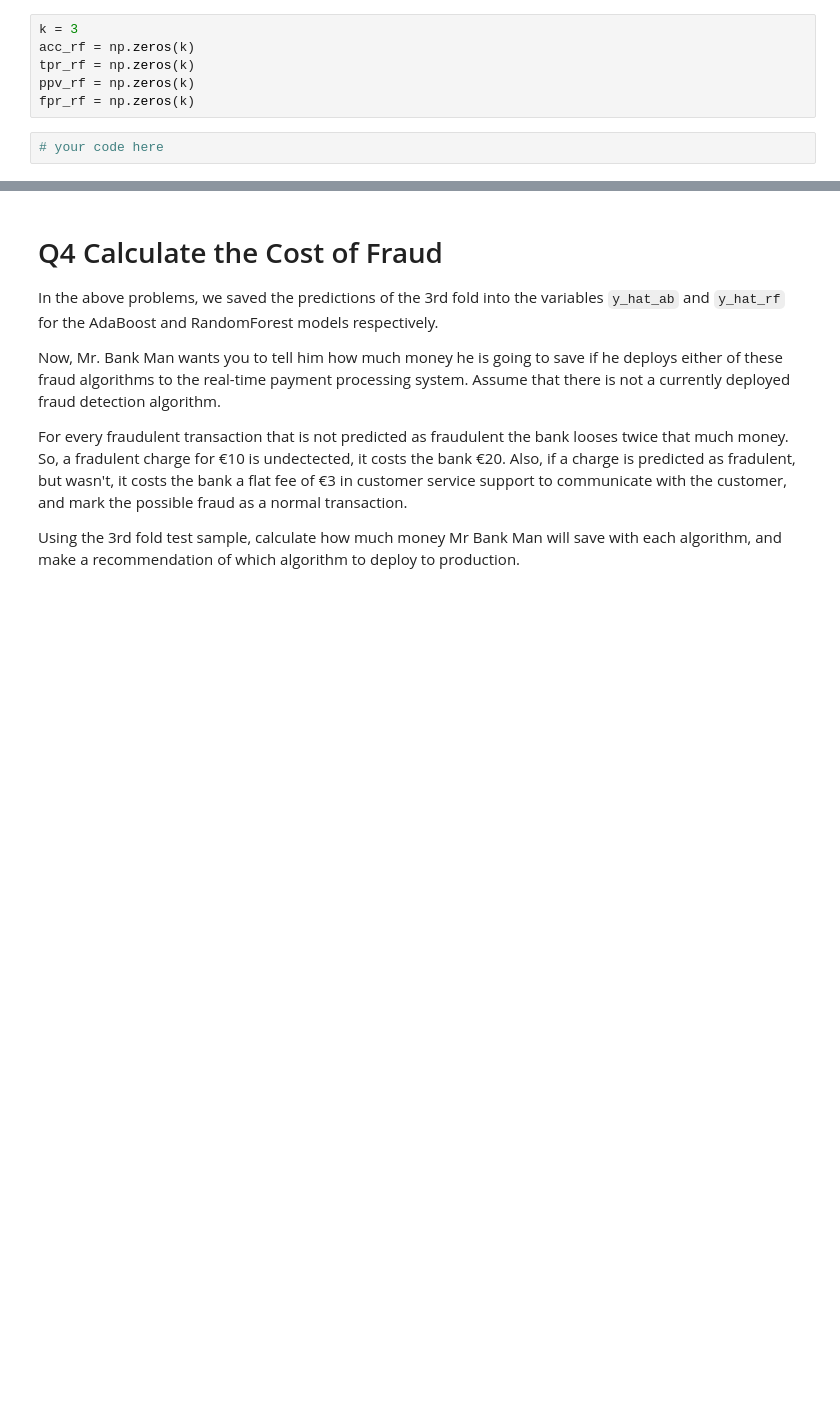
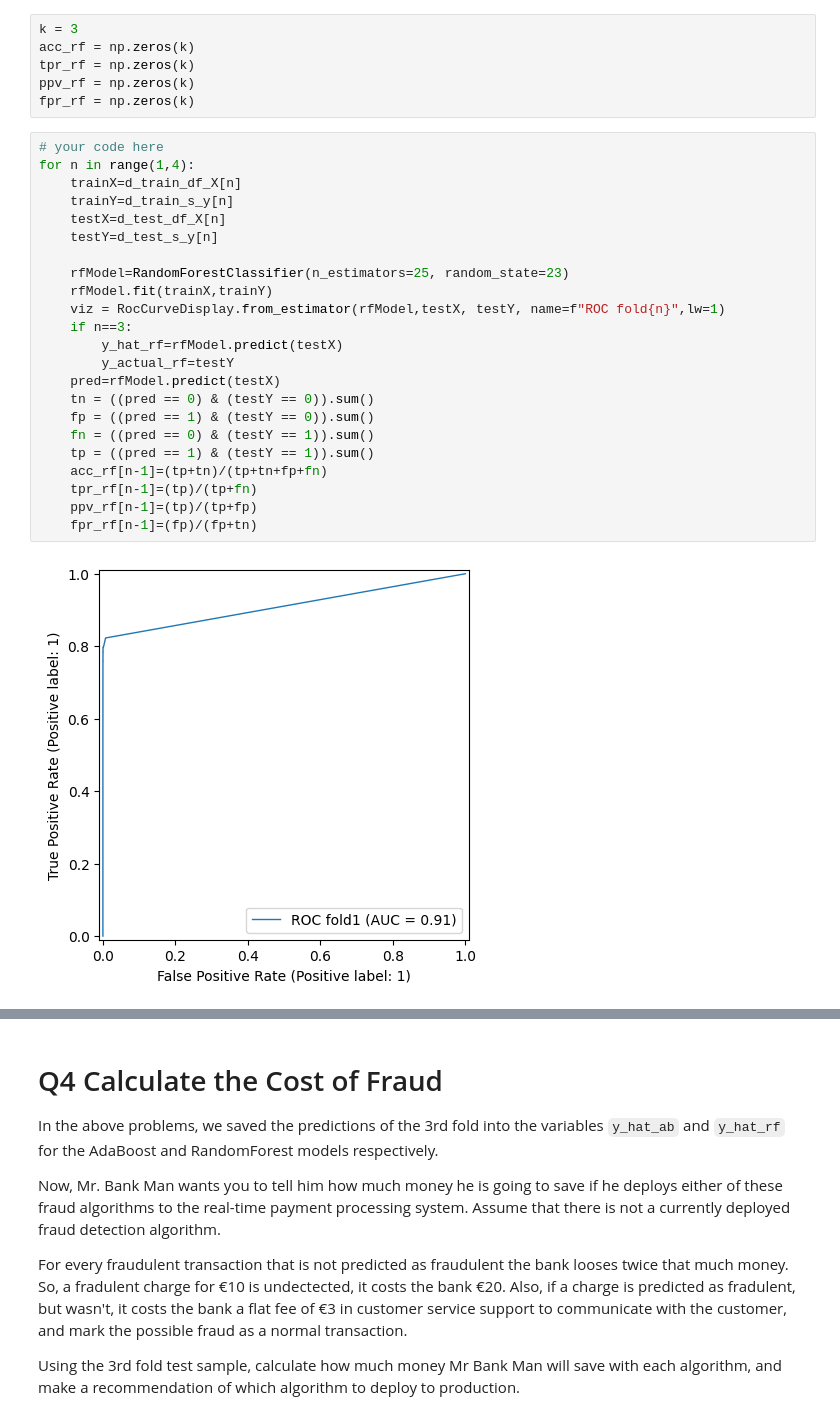
Before and after one commit to BictorFonseca/DataAnalysis, a Jupyter notebook: CS329E_HW09.ipynb, the cells around one changed output, grey strips where cells are left out. Cells and saved outputs as stored; diff of their text form; blank space fills up the shorter version.

```diff
--- a/CS329E_HW09.ipynb
+++ b/CS329E_HW09.ipynb
@@ -160,5 +169,28 @@ acc_rf = np.zeros(k)
 tpr_rf = np.zeros(k)
 ppv_rf = np.zeros(k)
 fpr_rf = np.zeros(k)
-# %%
-# your code here
+# %%
+# your code here
+for n in range(1,4):
+    trainX=d_train_df_X[n]
+    trainY=d_train_s_y[n]
+    testX=d_test_df_X[n]
+    testY=d_test_s_y[n]
+
+    rfModel=RandomForestClassifier(n_estimators=25, random_state=23)
+    rfModel.fit(trainX,trainY)
+    viz = RocCurveDisplay.from_estimator(rfModel,testX, testY, name=f"ROC fold{n}",lw=1)
+    if n==3:
+        y_hat_rf=rfModel.predict(testX)
+        y_actual_rf=testY
+    pred=rfModel.predict(testX)
+    tn = ((pred == 0) & (testY == 0)).sum()
+    fp = ((pred == 1) & (testY == 0)).sum()
+    fn = ((pred == 0) & (testY == 1)).sum()
+    tp = ((pred == 1) & (testY == 1)).sum()
+    acc_rf[n-1]=(tp+tn)/(tp+tn+fp+fn)
+    tpr_rf[n-1]=(tp)/(tp+fn)
+    ppv_rf[n-1]=(tp)/(tp+fp)
+    fpr_rf[n-1]=(fp)/(fp+tn)
+# %% [output]
+[figure, added]
```
Also changed, not shown: parts of 7 cells of this notebook.
